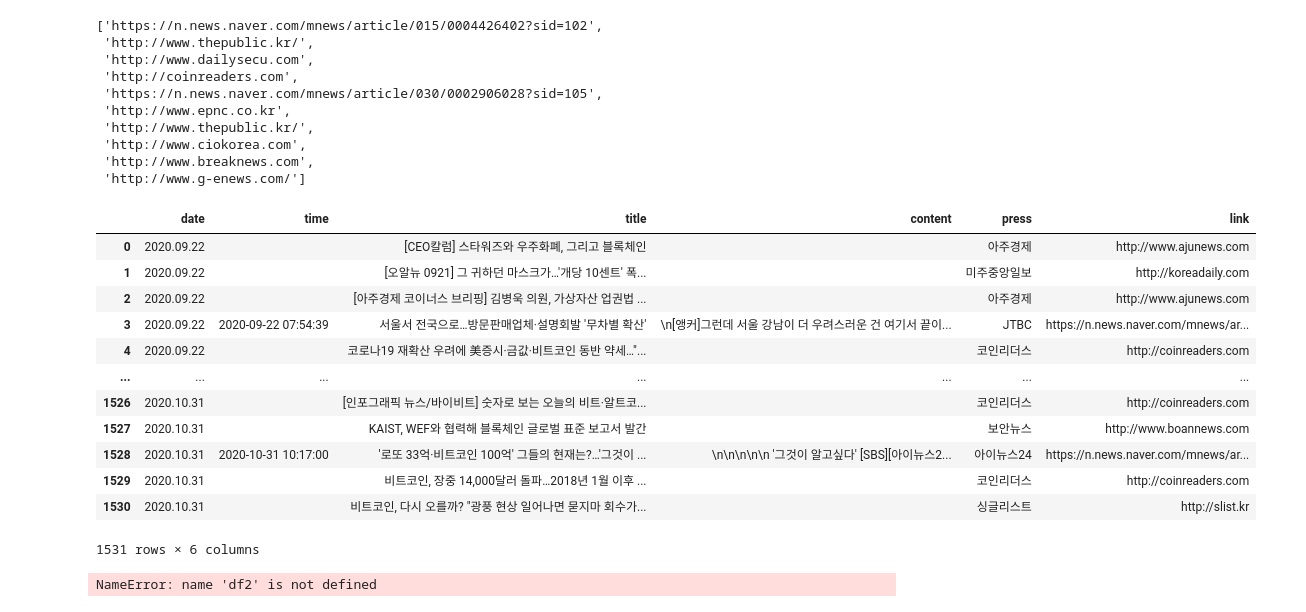
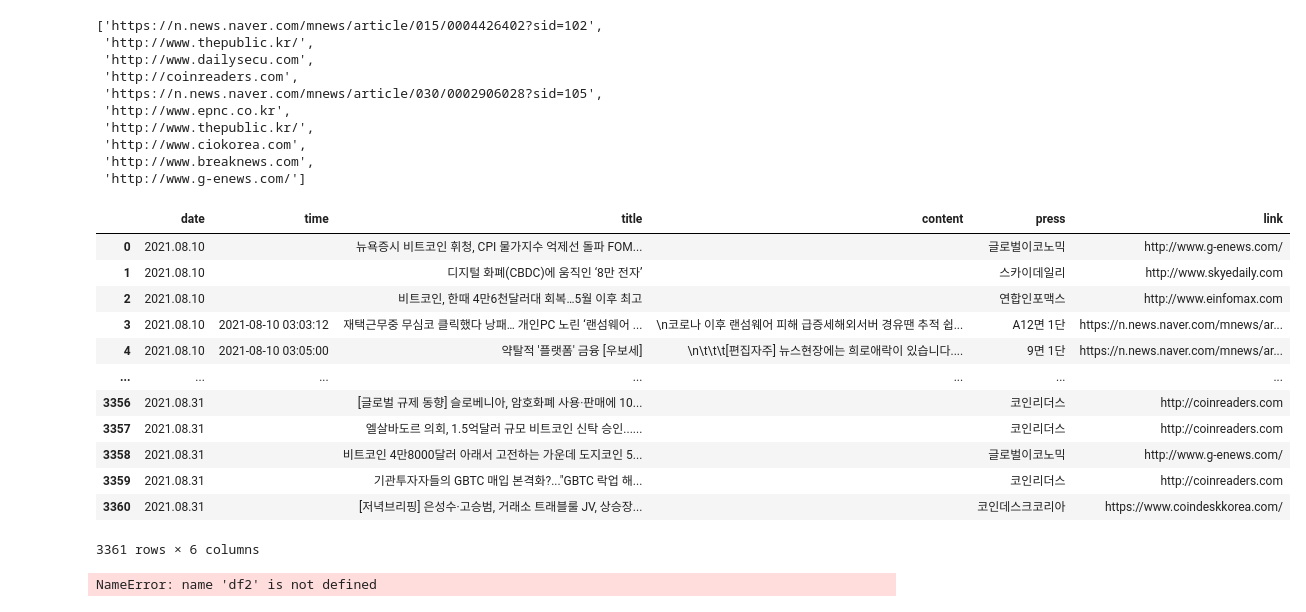
Before and after one commit to boyu571/LLM_based_investment_research, a Jupyter notebook: v5_naver_news_crawling.ipynb, the cells around one changed output. Drawn from its saved outputs; the diff is of its cells as text; code cells hidden in the pictures.

```diff
--- a/v5_naver_news_crawling.ipynb
+++ b/v5_naver_news_crawling.ipynb
@@ -258,19 +257,19 @@ df1 = df
-# %%
-df1
-# %% [output]
-|  | date | time | title | content | press | link |
-| 0 | 2020.09.22 |  | [CEO칼럼] 스타워즈와 우주화폐, 그리고 블록체인 |  | 아주경제 | http://www.ajunews.com |
-| 1 | 2020.09.22 |  | [오알뉴 0921] 그 귀하던 마스크가…'개당 10센트' 폭... |  | 미주중앙일보 | http://koreadaily.com |
-| 2 | 2020.09.22 |  | [아주경제 코이너스 브리핑] 김병욱 의원, 가상자산 업권법 ... |  | 아주경제 | http://www.ajunews.com |
-| 3 | 2020.09.22 | 2020-09-22 07:54:39 | 서울서 전국으로…방문판매업체·설명회발 '무차별 확산' | \n[앵커]그런데 서울 강남이 더 우려스러운 건 여기서 끝이... | JTBC | https://n.news.naver.com/mnews/ar... |
-| 4 | 2020.09.22 |  | 코로나19 재확산 우려에 美증시·금값·비트코인 동반 약세…"... |  | 코인리더스 | http://coinreaders.com |
-| ... | ... | ... | ... | ... | ... | ... |
-| 1526 | 2020.10.31 |  | [인포그래픽 뉴스/바이비트] 숫자로 보는 오늘의 비트·알트코... |  | 코인리더스 | http://coinreaders.com |
-| 1527 | 2020.10.31 |  | KAIST, WEF와 협력해 블록체인 글로벌 표준 보고서 발간 |  | 보안뉴스 | http://www.boannews.com |
-| 1528 | 2020.10.31 | 2020-10-31 10:17:00 | '로또 33억·비트코인 100억' 그들의 현재는?…'그것이 ... | \n\n\n\n\n '그것이 알고싶다' [SBS][아이뉴스2... | 아이뉴스24 | https://n.news.naver.com/mnews/ar... |
-| 1529 | 2020.10.31 |  | 비트코인, 장중 14,000달러 돌파…2018년 1월 이후 ... |  | 코인리더스 | http://coinreaders.com |
-| 1530 | 2020.10.31 |  | 비트코인, 다시 오를까? "광풍 현상 일어나면 묻지마 회수가... |  | 싱글리스트 | http://slist.kr |
-1531 rows × 6 columns
+# %%
+df3
+# %% [output]
+|  | date | time | title | content | press | link |
+| 0 | 2021.08.10 |  | 뉴욕증시 비트코인 휘청, CPI 물가지수 억제선 돌파 FOM... |  | 글로벌이코노믹 | http://www.g-enews.com/ |
+| 1 | 2021.08.10 |  | 디지털 화폐(CBDC)에 움직인 ‘8만 전자’ |  | 스카이데일리 | http://www.skyedaily.com |
+| 2 | 2021.08.10 |  | 비트코인, 한때 4만6천달러대 회복…5월 이후 최고 |  | 연합인포맥스 | http://www.einfomax.com |
+| 3 | 2021.08.10 | 2021-08-10 03:03:12 | 재택근무중 무심코 클릭했다 낭패… 개인PC 노린 ‘랜섬웨어 ... | \n코로나 이후 랜섬웨어 피해 급증세해외서버 경유땐 추적 쉽... | A12면 1단 | https://n.news.naver.com/mnews/ar... |
+| 4 | 2021.08.10 | 2021-08-10 03:05:00 | 약탈적 '플랫폼' 금융 [우보세] | \n\t\t\t[편집자주] 뉴스현장에는 희로애락이 있습니다.... | 9면 1단 | https://n.news.naver.com/mnews/ar... |
+| ... | ... | ... | ... | ... | ... | ... |
+| 3356 | 2021.08.31 |  | [글로벌 규제 동향] 슬로베니아, 암호화폐 사용·판매에 10... |  | 코인리더스 | http://coinreaders.com |
+| 3357 | 2021.08.31 |  | 엘살바도르 의회, 1.5억달러 규모 비트코인 신탁 승인...... |  | 코인리더스 | http://coinreaders.com |
+| 3358 | 2021.08.31 |  | 비트코인 4만8000달러 아래서 고전하는 가운데 도지코인 5... |  | 글로벌이코노믹 | http://www.g-enews.com/ |
+| 3359 | 2021.08.31 |  | 기관투자자들의 GBTC 매입 본격화?..."GBTC 락업 해... |  | 코인리더스 | http://coinreaders.com |
+| 3360 | 2021.08.31 |  | [저녁브리핑] 은성수·고승범, 거래소 트래블룰 JV, 상승장... |  | 코인데스크코리아 | https://www.coindeskkorea.com/ |
+3361 rows × 6 columns
 # %%
 len(df1)
 len(df2)
```
Also changed, not shown: parts of 7 cells of this notebook, 10 other files.
